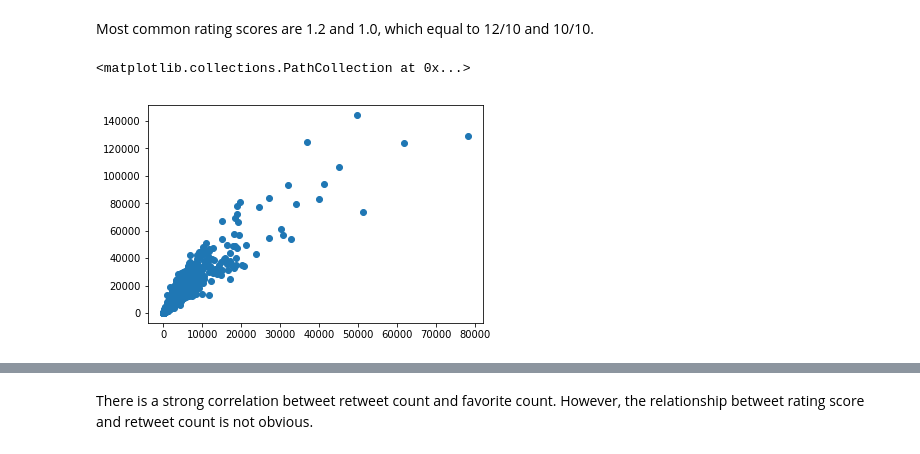
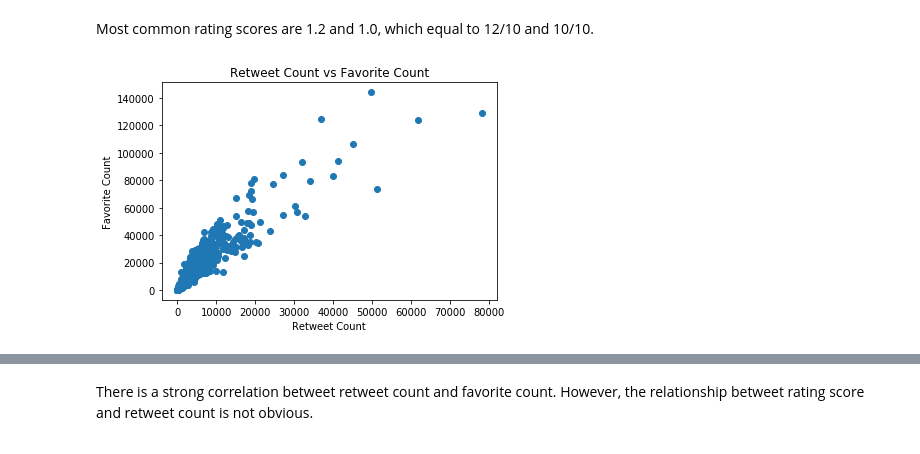
Before and after one commit to shiyanz/weratedogs_tweets_analysis, a Jupyter notebook: wrangle_act.ipynb, the cells around one changed output, grey strips where cells are left out. Cells and saved outputs as stored; diff of their text form; code cells hidden in the pictures.

```diff
--- a/wrangle_act.ipynb
+++ b/wrangle_act.ipynb
@@ -1089,11 +1089,13 @@ df.rating_score.value_counts()
 Name: rating_score, dtype: int64
 # %% [markdown]
 Most common rating scores are 1.2 and 1.0, which equal to 12/10 and 10/10.
-# %%
-plt.scatter(df['retweet_count'],df['favorite_count'])
-# %% [output]
-<matplotlib.collections.PathCollection at 0x...>
-[figure, removed]
+# %%
+plt.scatter(df['retweet_count'],df['favorite_count'])
+plt.title('Retweet Count vs Favorite Count')
+plt.xlabel('Retweet Count')
+plt.ylabel('Favorite Count');
+# %% [output]
+[figure, added]
 # %%
 plt.scatter(df['rating_score'],df['retweet_count'])
 plt.xlim(0,1.5)
```
Also changed, not shown: parts of 2 cells of this notebook.
